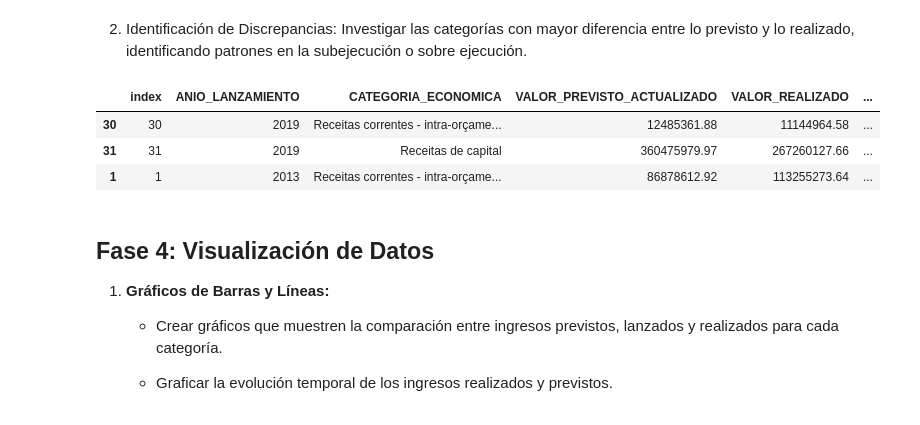
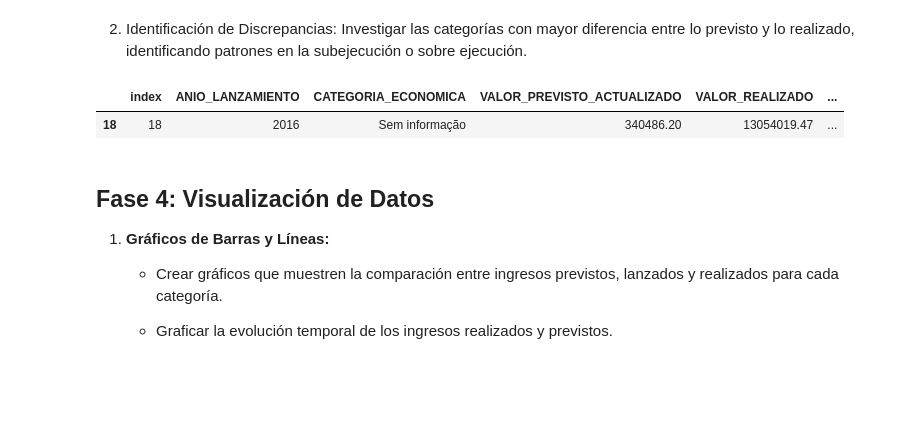
Before and after one commit to santiagorodriguez-dev/Proyecto2-EDA-Ingresos-Publicos-Brasil, a Jupyter notebook: notebooks/Fase_3_Analisis_Visulizacion.ipynb, the cells around one changed output. Cells and saved outputs as stored; diff of their text form; code cells hidden in the pictures; blank space fills up the shorter version.

```diff
--- a/notebooks/Fase_3_Analisis_Visulizacion.ipynb
+++ b/notebooks/Fase_3_Analisis_Visulizacion.ipynb
@@ -151,18 +149,16 @@ df_ingresos_tiempo_pre.head(1)
 # %%
 df_temp_dis = df
 df_temp_dis['ANIO_LANZAMIENTO'] = pd.to_datetime(df_temp_dis['FECHA_LANZAMIENTO']).dt.year
 df_categorias_ingresos_promedio_anios = df_temp_dis.groupby(['ANIO_LANZAMIENTO','CATEGORIA_ECONOMICA'])[['VALOR_PREVISTO_ACTUALIZADO', 'VALOR_REALIZADO' ]].mean()
 df_categorias_ingresos_promedio_anios['DIFERENCIA_PROMEDIO'] = np.round(df_categorias_ingresos_promedio_anios['VALOR_REALIZADO'] - df_categorias_ingresos_promedio_anios['VALOR_PREVISTO_ACTUALIZADO'])
 df_categorias_ingresos_promedio_anios = df_categorias_ingresos_promedio_anios.reset_index()
 df_categorias_ingresos_promedio_anios['ANIO_LANZAMIENTO'] = df_categorias_ingresos_promedio_anios['ANIO_LANZAMIENTO'].astype(int)
 df_categorias_ingresos_promedio_anios = df_categorias_ingresos_promedio_anios.reset_index()
 
-df_categorias_ingresos_promedio_anios.sample(3)
+df_categorias_ingresos_promedio_anios.sample(1)
 # %% [output]
 |  | index | ANIO_LANZAMIENTO | CATEGORIA_ECONOMICA | VALOR_PREVISTO_ACTUALIZADO | VALOR_REALIZADO | ... |
-| 30 | 30 | 2019 | Receitas correntes - intra-orçame... | 12485361.88 | 11144964.58 | ... |
-| 31 | 31 | 2019 | Receitas de capital | 360475979.97 | 267260127.66 | ... |
-| 1 | 1 | 2013 | Receitas correntes - intra-orçame... | 86878612.92 | 113255273.64 | ... |
+| 18 | 18 | 2016 | Sem informação | 340486.20 | 13054019.47 | ... |
 # %% [markdown]
 ## Fase 4: Visualización de Datos
 
```
Also changed, not shown: parts of 4 cells of this notebook, 1 other file.
